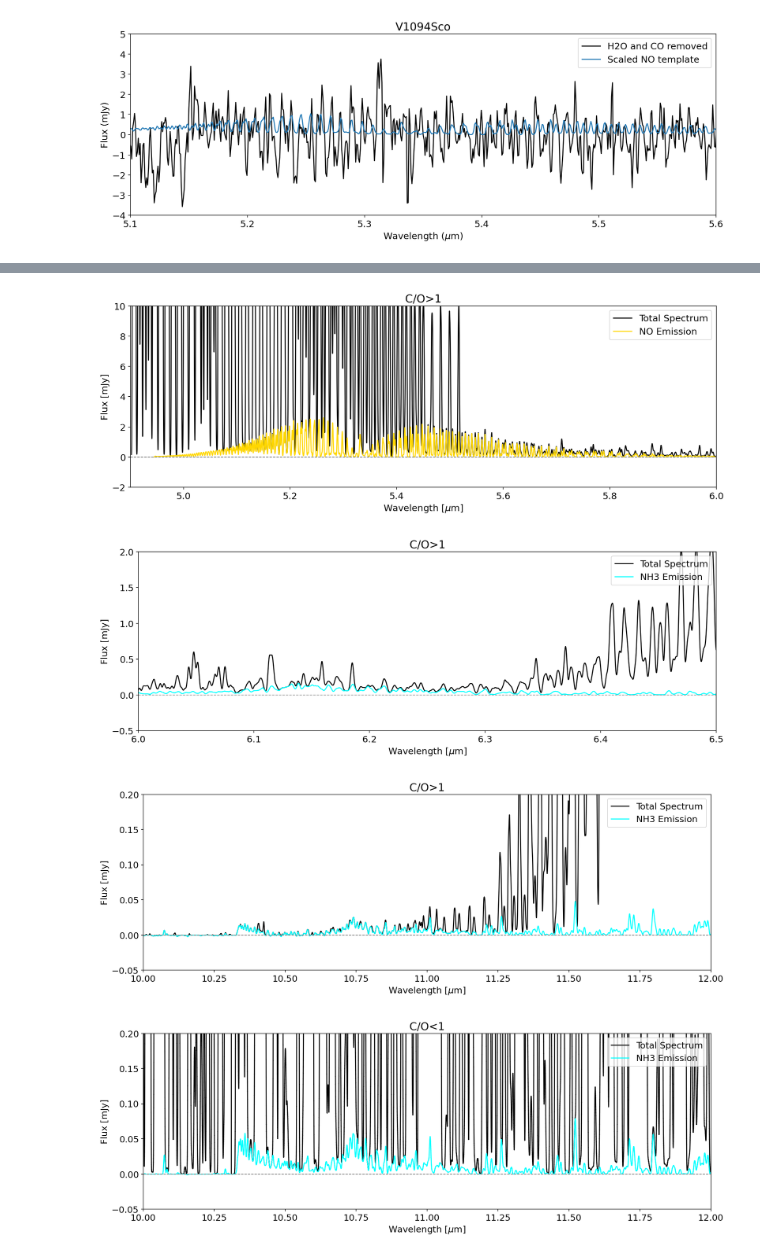
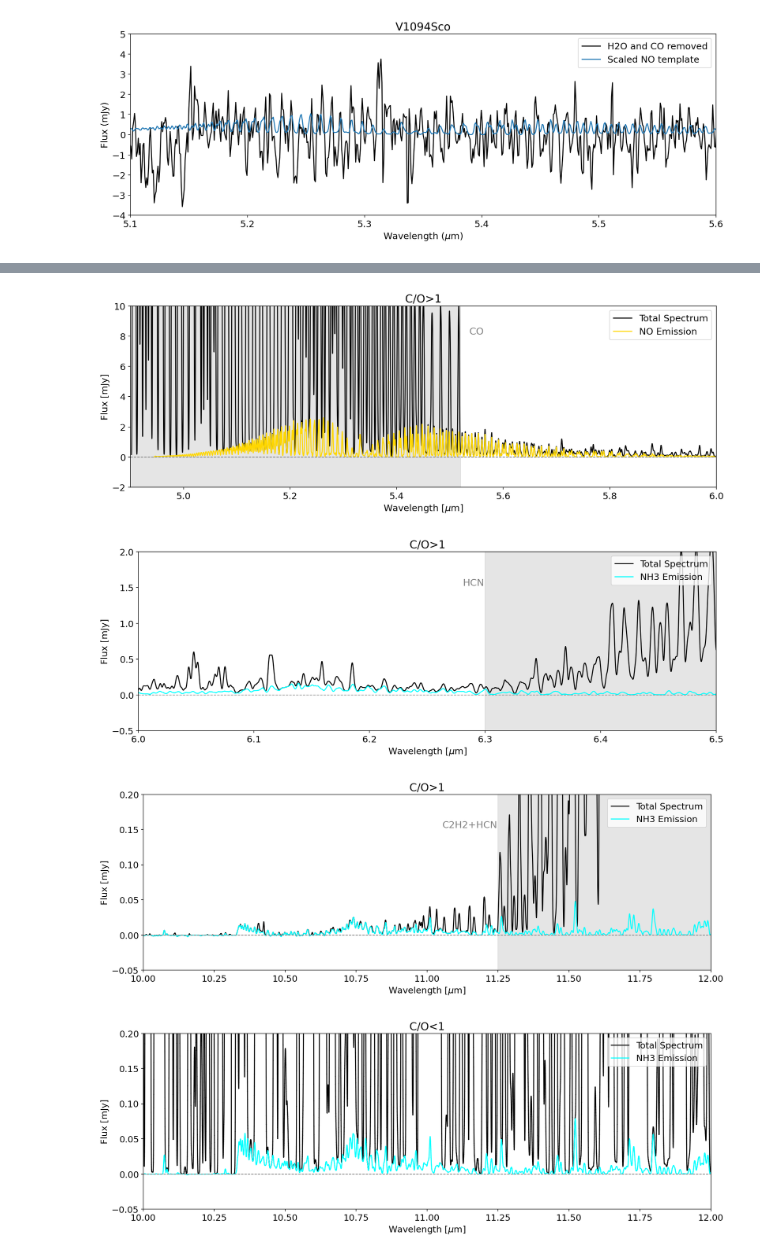
Before and after one commit to nielsklerk/BRP, a Jupyter notebook: AllFigures.ipynb, the cells around one changed output, grey strips where cells are left out. Saved outputs shown, nothing was run; the diff lists cells and outputs as text; code cells hidden in the pictures.

```diff
--- a/AllFigures.ipynb
+++ b/AllFigures.ipynb
@@ -839,7 +890,7 @@ for target in species:
         real_wl = row[f'FLiTs {target} Wavelength']
         real_flux = row[f'FLiTs {target} Flux']
 
-        plt.plot    (wavelength, flux_cont_sub*1000, c='black', label='Total Spectrum')
+        plt.plot(wavelength, flux_cont_sub*1000, c='black', label='Total Spectrum')
         plt.plot(real_wl, real_flux*1000, c=colors[target], label=f'{target} Emission')
 
         plt.title(f'C/O>1')
@@ -849,10 +900,13 @@ for target in species:
         plt.xlabel(r'Wavelength [$\mu$m]')
         plt.ylabel('Flux [mJy]')
         plt.legend(loc='upper right')
-        plt.savefig('Figures/NO_region.pdf', bbox_inches='tight')
+        plt.axvspan(4.9, 5.52, color='grey', alpha=0.2)
+        plt.text(5.55, 8, 'CO', ha='center', va='bottom', fontsize=15, color='grey')
+        # plt.savefig('Figures/NO_region.pdf', bbox_inches='tight')
+
 plt.show()
 # %% [output]
-[figure, old version]
+[figure, new version]
 # %%
 species = ['NH3']
 clip_min, clip_max = 6, 6.5
@@ -887,10 +941,12 @@ for target in species:
         plt.xlabel(r'Wavelength [$\mu$m]')
         plt.ylabel('Flux [mJy]')
         plt.legend(loc='upper right')
+        plt.axvspan(6.3, 6.5, color='grey', alpha=0.2)
+        plt.text(6.29, 1.5, 'HCN', ha='center', va='bottom', fontsize=15, color='grey')
         plt.savefig('Figures/NH3_region1.pdf', bbox_inches='tight')
 plt.show()
 # %% [output]
-[figure, old version]
+[figure, new version]
 # %%
 species = ['NH3']
 clip_min, clip_max = 10, 12
@@ -901,34 +957,36 @@ for target in species:
             continue
         # plt.figure(figsize=(16, 5))
 
         wavelength = row['FLiTs Wavelength'].copy()
         flux_cont_sub = row['FLiTs Flux'].copy()
         continuum = row['FLiTs Flux Continuum'].copy()
 
         NH3_wl = row['FLiTs NH3 Wavelength'].copy()
         NH3_flux = row['FLiTs NH3 Flux'].copy()
         NH3_flux = np.interp(wavelength, NH3_wl, NH3_flux)
 
         flux_cont_sub += NH3_flux
         flux_cont_sub = add_noise(flux_cont_sub + continuum, SNR=np.inf) - continuum
 
         real_wl = row[f'FLiTs {target} Wavelength']
         real_flux = row[f'FLiTs {target} Flux']
 
         plt.plot(wavelength, flux_cont_sub*1000, c='black', label='Total Spectrum')
         plt.plot(real_wl, real_flux*1000, c=colors[target], label=f'{target} Emission')
 
         plt.title(f'C/O>1')
         plt.axhline(0, color='grey', linestyle='--', linewidth=1)
         plt.xlim(clip_min, clip_max)
         plt.ylim(-0.05, .2)
         plt.xlabel(r'Wavelength [$\mu$m]')
         plt.ylabel('Flux [mJy]')
         plt.legend(loc='upper right')
+        plt.axvspan(11.25, 12, color='grey', alpha=0.2)
+        plt.text(11.15, 0.15, 'C2H2+HCN', ha='center', va='bottom', fontsize=15, color='grey')
         plt.savefig('Figures/NH3_region2.pdf', bbox_inches='tight')
 plt.show()
 # %% [output]
-[figure, old version]
+[figure, new version]
 # %%
 species = ['NH3']
 clip_min, clip_max = 10, 12
```
Also changed, not shown: parts of 2 cells of this notebook, 16 other files.
